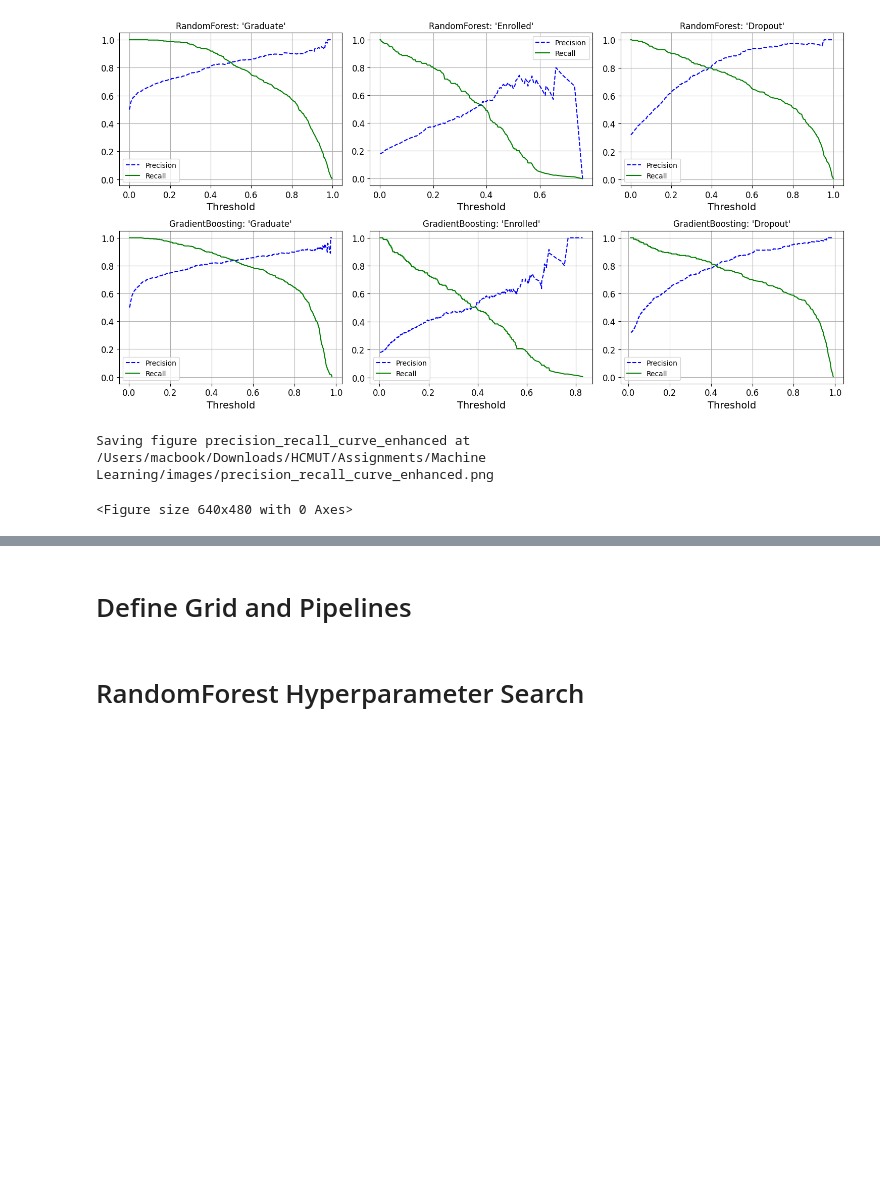
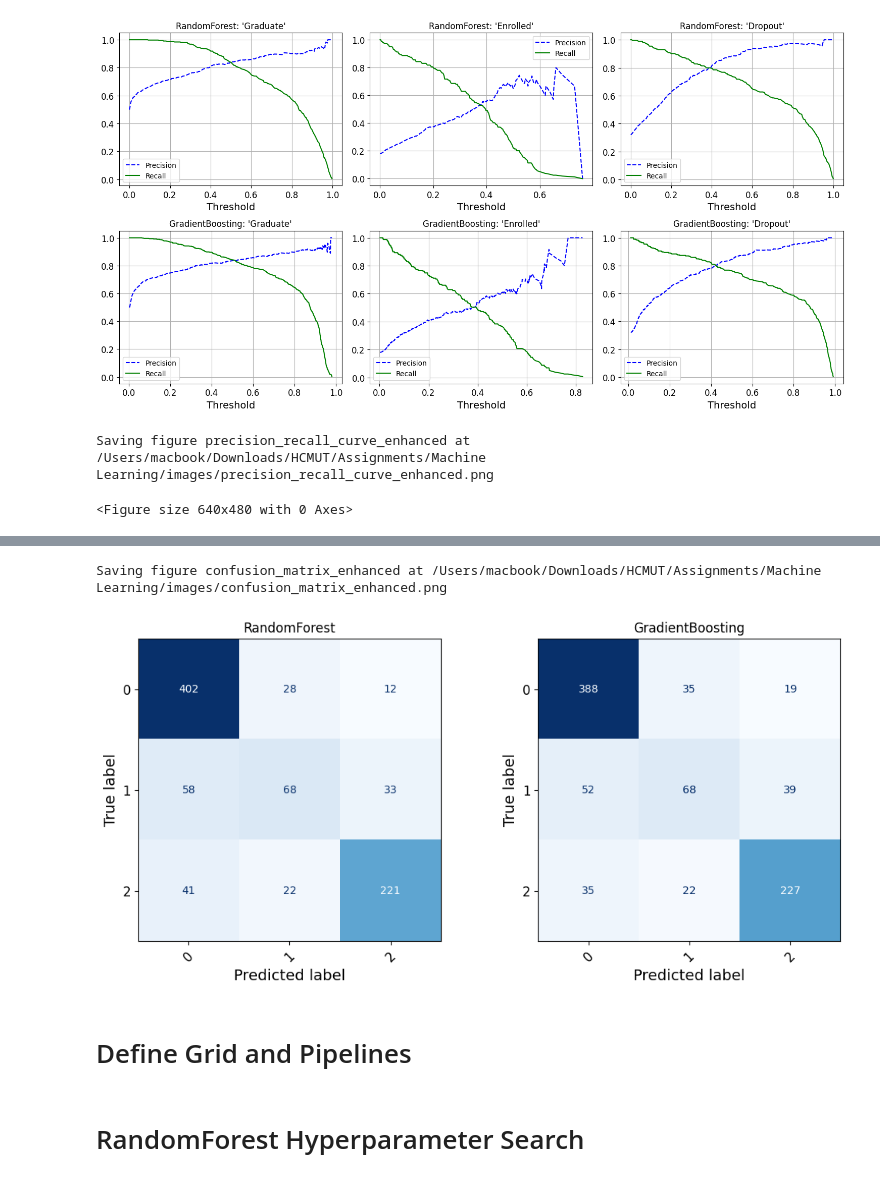
Before and after one commit to doxncwfn/mlassignmenthcmut, a Jupyter notebook: src/hypertuning.ipynb, the cells around one changed output, grey strips where cells are left out. Drawn from its saved outputs; the diff is of its cells as text; code cells hidden in the pictures; blank space fills up the shorter version.

```diff
--- a/src/hypertuning.ipynb
+++ b/src/hypertuning.ipynb
@@ -266,6 +266,7 @@ for name, model in models.items():
         'precision_weighted': precision_score(y_test, y_pred, average='weighted', zero_division=0),
         'recall_macro': recall_score(y_test, y_pred, average='macro', zero_division=0),
         'recall_weighted': recall_score(y_test, y_pred, average='weighted', zero_division=0),
+        'pipeline': pipe,
         'roc_auc_ovr': roc_auc
     }
 
@@ -280,6 +281,32 @@ pd.DataFrame(results).T
 |  | accuracy | f1_macro | f1_weighted | precision_macro | precision_weighted | recall_macro | recall_weighted | ... |
 | RandomForest | 0.780791 | 0.715736 | 0.771916 | 0.736498 | 0.770893 | 0.705115 | 0.780791 | ... |
 | GradientBoosting | 0.771751 | 0.707667 | 0.764722 | 0.719111 | 0.761292 | 0.701599 | 0.771751 | ... |
+# %%
+from sklearn.metrics import confusion_matrix, ConfusionMatrixDisplay
+import matplotlib.pyplot as plt
+%matplotlib inline
+
+model_names = list(results.keys())
+y_preds = []
+for model in model_names:
+    pipe = results[model].get('pipeline')
+    if pipe is not None:
+        y_pred_model = pipe.predict(X_test)
+    else:
+        y_pred_model = y_pred
+    y_preds.append(y_pred_model)
+
+fig, axes = plt.subplots(1, 2, figsize=(11, 5))
+for idx, (model, y_pred_model) in enumerate(zip(model_names, y_preds)):
+    cm = confusion_matrix(y_test, y_pred_model)
+    disp = ConfusionMatrixDisplay(confusion_matrix=cm)
+    disp.plot(ax=axes[idx], cmap='Blues', xticks_rotation=45, colorbar=False)
+    axes[idx].set_title(f"{model}")
+plt.tight_layout()
+save_fig('confusion_matrix_enhanced')
+# %% [output]
+Saving figure confusion_matrix_enhanced at /Users/macbook/Downloads/HCMUT/Assignments/Machine Learning/images/confusion_matrix_enhanced.png
+[figure, added]
 # %% [markdown]
 # Define Grid and Pipelines
 # %%
```
Also changed, not shown: parts of 2 cells of this notebook, 9 other files.
